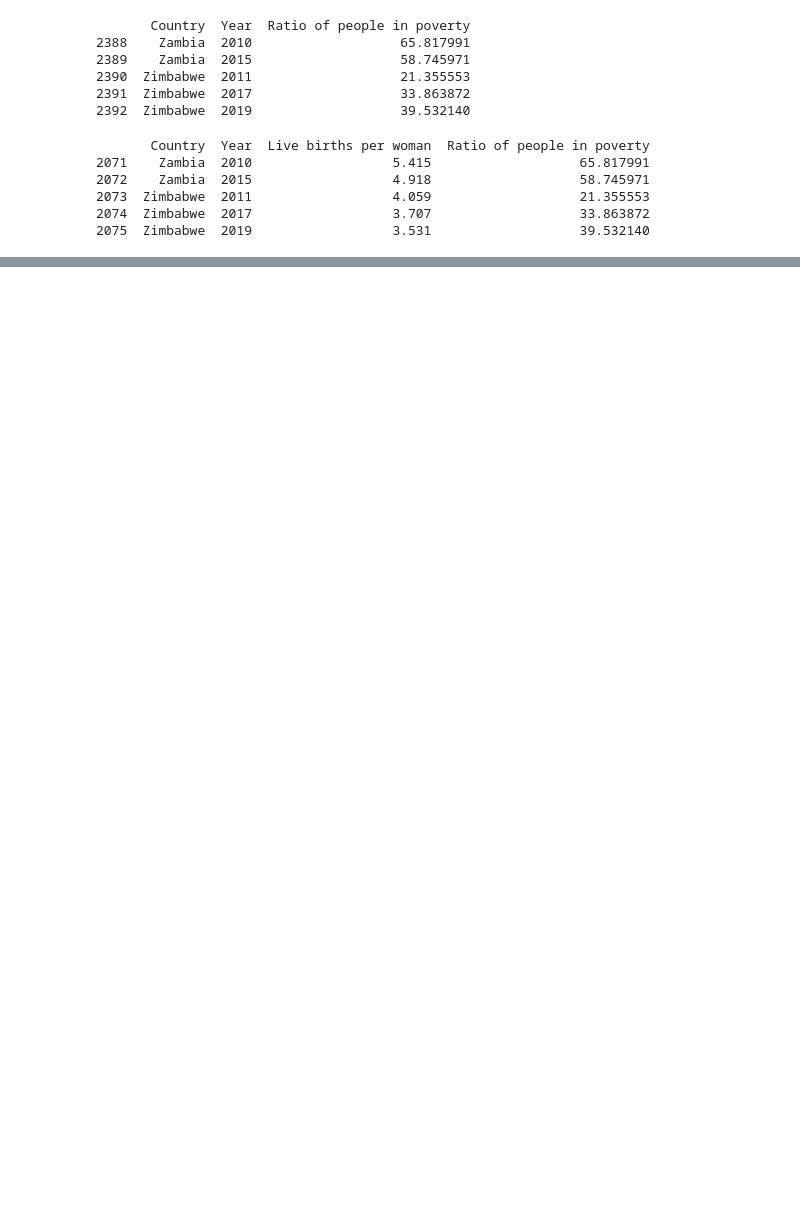
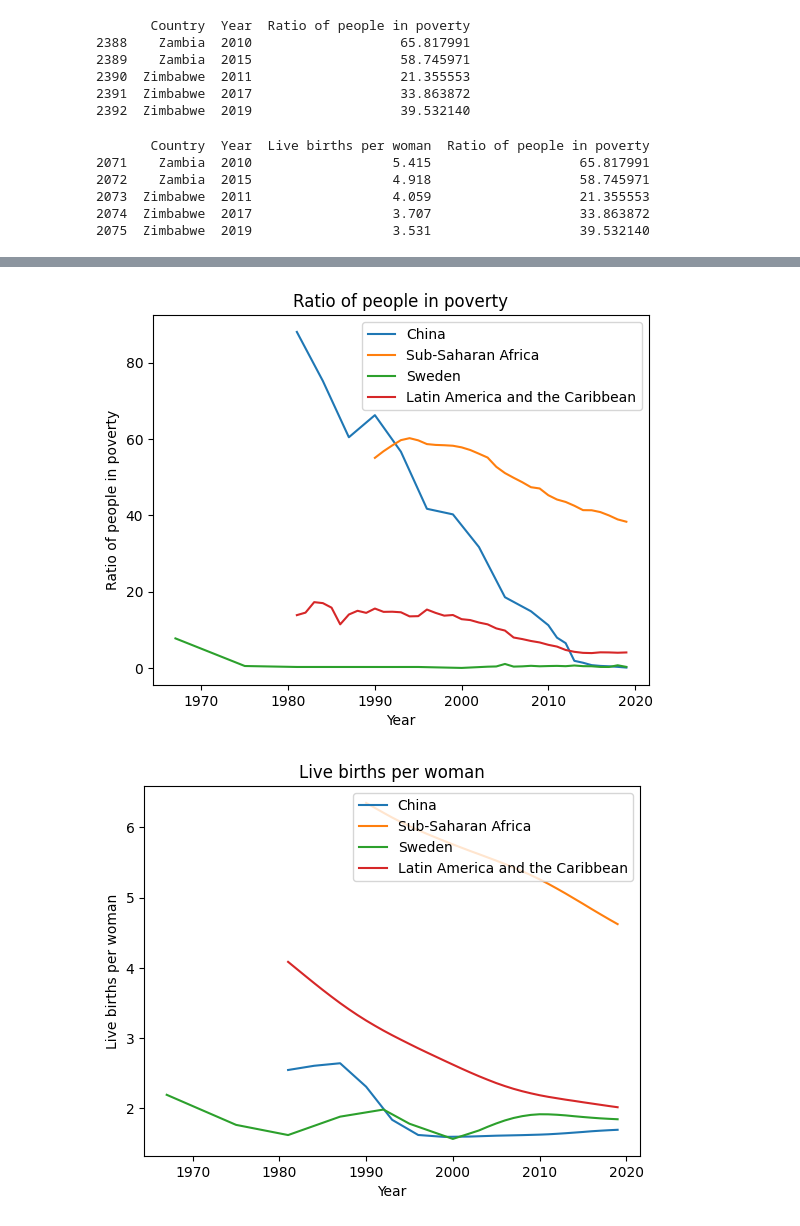
Before and after one commit to jozsef-sogor/poverty-mini-project, a Jupyter notebook: Poverty Analysis.ipynb, the cells around one changed output, grey strips where cells are left out. Drawn from its saved outputs; the diff is of its cells as text; code cells hidden in the pictures; blank space fills up the shorter version.

```diff
--- a/Poverty Analysis.ipynb
+++ b/Poverty Analysis.ipynb
@@ -87,0 +77,22 @@ plt.show()
+# %%
+properties_to_graph = ["Ratio of people in poverty", "Live births per woman"]
+
+for prop in properties_to_graph:
+    #Set title
+    plt.title(prop)
+
+    #Set labels
+    plt.xlabel('Year')
+    plt.ylabel(prop)
+
+    #plot countries
+    for entity in entities:
+        data = historic_df[historic_df["Country"] == entity]
+        plt.plot(data["Year"], data[prop], label=entity)
+        plt.tick_params(axis='y')
+
+    plt.legend(loc="upper right")
+    plt.show()
+# %% [output]
+[figure, added]
+[figure, added]
```
Also changed, not shown: parts of 1 cell of this notebook.
